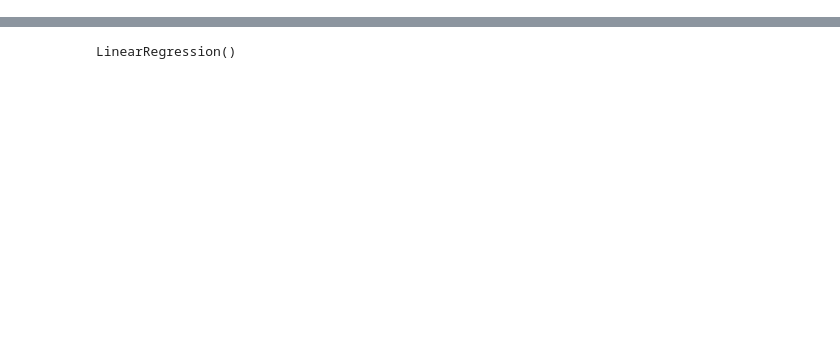
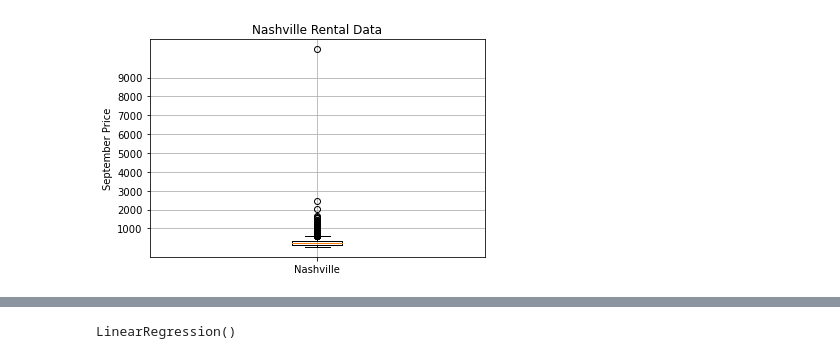
Before and after one commit to jwcomp4/air_b_b_rental, a Jupyter notebook: Deliverable1_MachineLearningMockup.ipynb, the cells around one changed output, grey strips where cells are left out. Cells and saved outputs as stored; diff of their text form; code cells hidden in the pictures; blank space fills up the shorter version.

```diff
--- a/Deliverable1_MachineLearningMockup.ipynb
+++ b/Deliverable1_MachineLearningMockup.ipynb
@@ -27,0 +170,7 @@ df.head()
+# %%
+# ensure datetime64[ns] type
+df['sep_last_review'] = pd.to_datetime(df['sep_last_review'])
+
+# Drop the rows with last review older than 2022
+df = df.drop(df[(df['sep_last_review'] < '2022-01-01')].index)
+df.head()
@@ -27,0 +214,4 @@ df.head()
+# %%
+# Check rental prices
+price = df["sep_price"]
+price.head()
@@ -27,0 +262,13 @@ df.head()
+# %%
+# Create a box-and-whisker plot for the price.
+x_labels = ["Nashville"]
+fig, ax = plt.subplots()
+ax.boxplot(price, labels=x_labels)
+# Add the title, y-axis label, and grid.
+ax.set_title('Nashville Rental Data')
+ax.set_ylabel('September Price')
+ax.set_yticks(np.arange(1000, 10000, step=1000.0))
+ax.grid()
+plt.show()
+# %% [output]
+[figure, added]
```
Also changed, not shown: parts of 40 cells of this notebook, 1 other file.
